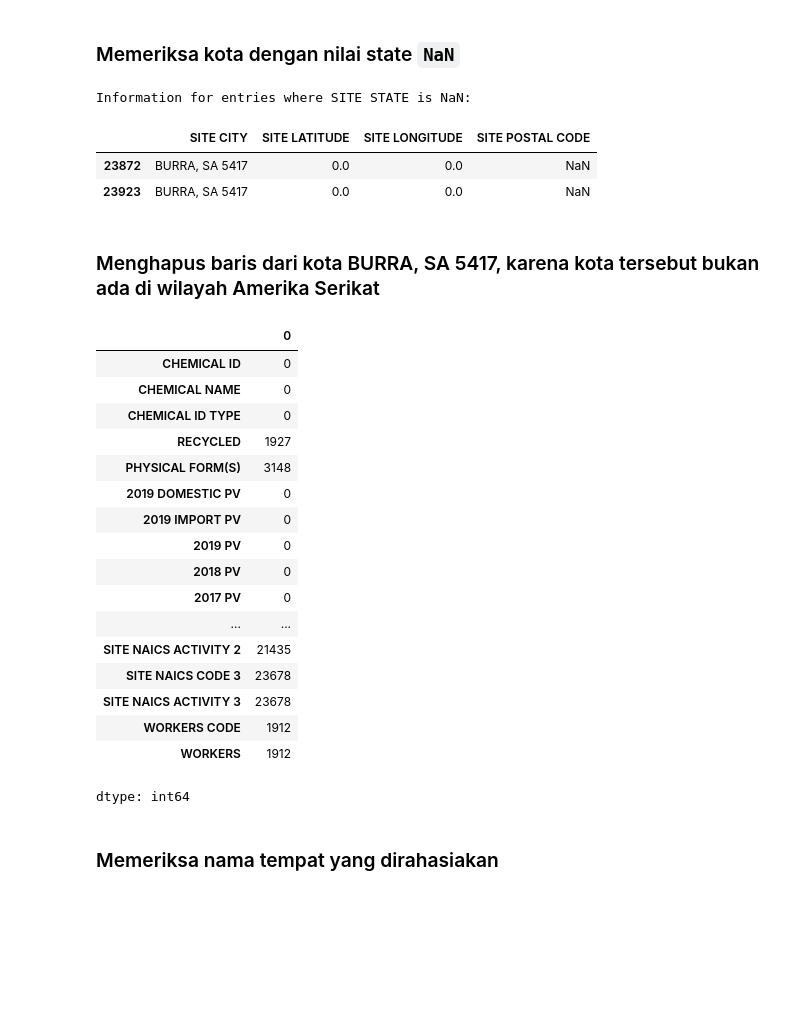
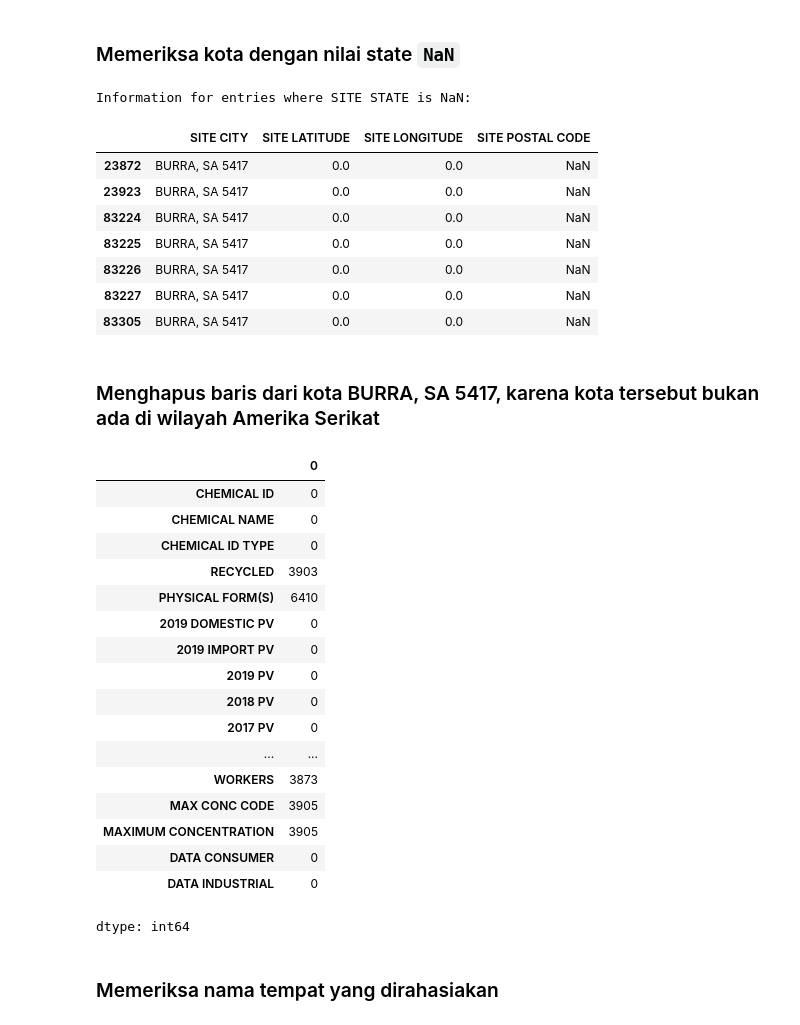
Before and after one commit to randy-ar/gcolab, a Jupyter notebook: Preprocessing_data_EPA_Chemical_Data_Reporting.ipynb, the cells around one changed output. Drawn from its saved outputs; the diff is of its cells as text; code cells hidden in the pictures; blank space fills up the shorter version.

```diff
--- a/Preprocessing_data_EPA_Chemical_Data_Reporting.ipynb
+++ b/Preprocessing_data_EPA_Chemical_Data_Reporting.ipynb
@@ -237,5 +265,5 @@ for col in cols_to_convert:
 # %%
 # prompt: convert SITE LATITUDE SITE LONGITUDE to float
-df_consumer['SITE LATITUDE'] = pd.to_numeric(df_consumer['SITE LATITUDE'], errors='coerce')
-df_consumer['SITE LONGITUDE'] = pd.to_numeric(df_consumer['SITE LONGITUDE'], errors='coerce')
+df['SITE LATITUDE'] = pd.to_numeric(df['SITE LATITUDE'], errors='coerce')
+df['SITE LONGITUDE'] = pd.to_numeric(df['SITE LONGITUDE'], errors='coerce')
 # %%
@@ -262,12 +290,12 @@ dtype: object
 # %% [markdown]
 ### Mengisi nilai kosong untuk Production Volume
 # %%
-df_consumer['2019 DOMESTIC PV'].fillna(df_consumer['2019 DOMESTIC PV'].median(), inplace=True)
-df_consumer['2019 IMPORT PV'].fillna(df_consumer['2019 IMPORT PV'].median(), inplace=True)
-df_consumer['2019 PV'].fillna(df_consumer['2019 PV'].median(), inplace=True)
-df_consumer['2018 PV'].fillna(df_consumer['2018 PV'].median(), inplace=True)
-df_consumer['2017 PV'].fillna(df_consumer['2017 PV'].median(), inplace=True)
-df_consumer['2016 PV'].fillna(df_consumer['2016 PV'].median(), inplace=True)
+df['2019 DOMESTIC PV'].fillna(int(df['2019 DOMESTIC PV'].mean()), inplace=True)
+df['2019 IMPORT PV'].fillna(int(df['2019 IMPORT PV'].mean()), inplace=True)
+df['2019 PV'].fillna(int(df['2019 PV'].mean()), inplace=True)
+df['2018 PV'].fillna(int(df['2018 PV'].mean()), inplace=True)
+df['2017 PV'].fillna(int(df['2017 PV'].mean()), inplace=True)
+df['2016 PV'].fillna(int(df['2016 PV'].mean()), inplace=True)
 # %% [output]
 The behavior will change in pandas 3.0. This inplace method will never work because the intermediate object on which we are setting values always behaves as a copy.
 
@@ -347,10 +371,10 @@ result
 # prompt: i want to delete row who has null chemical id or chemical name
 
 # Delete rows where 'CHEMICAL ID' or 'CHEMICAL NAME' is null
-df_consumer.dropna(subset=['CHEMICAL ID', 'CHEMICAL NAME'], inplace=True)
+df.dropna(subset=['CHEMICAL ID', 'CHEMICAL NAME'], inplace=True)
 
 # Check for null values after dropping
-df_consumer[['CHEMICAL ID', 'CHEMICAL NAME']].isnull().sum()
+df[['CHEMICAL ID', 'CHEMICAL NAME']].isnull().sum()
 # %% [output]
 |  | 0 |
 | CHEMICAL ID | 0 |
@@ -382,10 +406,10 @@ dtype: int64
 # %%
 # prompt: i want to format SITE CITY, SITE COUNTY / PARISH, and  SITE STATE to uppercase
 
-df_consumer['SITE CITY'] = df_consumer['SITE CITY'].str.upper()
-df_consumer['SITE COUNTY / PARISH'] = df_consumer['SITE COUNTY / PARISH'].str.upper()
-df_consumer['SITE STATE'] = df_consumer['SITE STATE'].str.upper()
-df_consumer['SITE POSTAL CODE'] = df_consumer['SITE POSTAL CODE'].str.upper()
+df['SITE CITY'] = df['SITE CITY'].str.upper()
+df['SITE COUNTY / PARISH'] = df['SITE COUNTY / PARISH'].str.upper()
+df['SITE STATE'] = df['SITE STATE'].str.upper()
+df['SITE POSTAL CODE'] = df['SITE POSTAL CODE'].str.upper()
 # %%
 # prompt: i want to know state city who has site latitude and site longtitude null or 0, i want unique value of that city list
 
@@ -426,39 +450,44 @@ Cities with null or 0 Site Latitude or Site Longitude:
 # %%
 # prompt: i want to know city name, lat, long, and postal code where state is nan
 
-nan_state_info = df_consumer[df_consumer['SITE STATE'].isnull()][['SITE CITY', 'SITE LATITUDE', 'SITE LONGITUDE', 'SITE POSTAL CODE']]
+nan_state_info = df[df['SITE STATE'].isnull()][['SITE CITY', 'SITE LATITUDE', 'SITE LONGITUDE', 'SITE POSTAL CODE']]
 print("Information for entries where SITE STATE is NaN:")
 nan_state_info
 # %% [output]
 Information for entries where SITE STATE is NaN:
 |  | SITE CITY | SITE LATITUDE | SITE LONGITUDE | SITE POSTAL CODE |
 | 23872 | BURRA, SA 5417 | 0.0 | 0.0 | NaN |
 | 23923 | BURRA, SA 5417 | 0.0 | 0.0 | NaN |
+| 83224 | BURRA, SA 5417 | 0.0 | 0.0 | NaN |
+| 83225 | BURRA, SA 5417 | 0.0 | 0.0 | NaN |
+| 83226 | BURRA, SA 5417 | 0.0 | 0.0 | NaN |
+| 83227 | BURRA, SA 5417 | 0.0 | 0.0 | NaN |
+| 83305 | BURRA, SA 5417 | 0.0 | 0.0 | NaN |
 # %% [markdown]
 ### Menghapus baris dari kota BURRA, SA 5417, karena kota tersebut bukan ada di wilayah Amerika Serikat
 # %%
 # prompt: i want to delete row where state is nan
 
-df_consumer.dropna(subset=['SITE STATE'], inplace=True)
-df_consumer.isnull().sum()
+df.dropna(subset=['SITE STATE'], inplace=True)
+df.isnull().sum()
 # %% [output]
 |  | 0 |
 | CHEMICAL ID | 0 |
 | CHEMICAL NAME | 0 |
 | CHEMICAL ID TYPE | 0 |
-| RECYCLED | 1927 |
-| PHYSICAL FORM(S) | 3148 |
+| RECYCLED | 3903 |
+| PHYSICAL FORM(S) | 6410 |
 | 2019 DOMESTIC PV | 0 |
 | 2019 IMPORT PV | 0 |
 | 2019 PV | 0 |
 | 2018 PV | 0 |
 | 2017 PV | 0 |
 | ... | ... |
-| SITE NAICS ACTIVITY 2 | 21435 |
-| SITE NAICS CODE 3 | 23678 |
-| SITE NAICS ACTIVITY 3 | 23678 |
-| WORKERS CODE | 1912 |
-| WORKERS | 1912 |
+| WORKERS | 3873 |
+| MAX CONC CODE | 3905 |
+| MAXIMUM CONCENTRATION | 3905 |
+| DATA CONSUMER | 0 |
+| DATA INDUSTRIAL | 0 |
 dtype: int64
 # %% [markdown]
 ### Memeriksa nama tempat yang dirahasiakan
```
Also changed, not shown: parts of 74 cells of this notebook.
